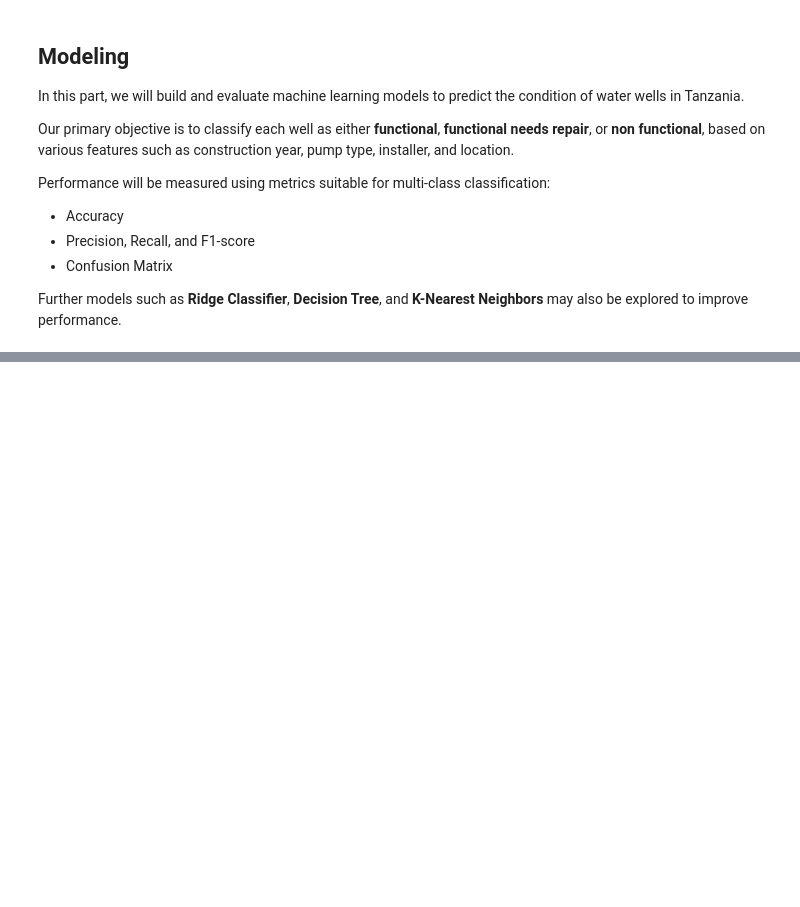
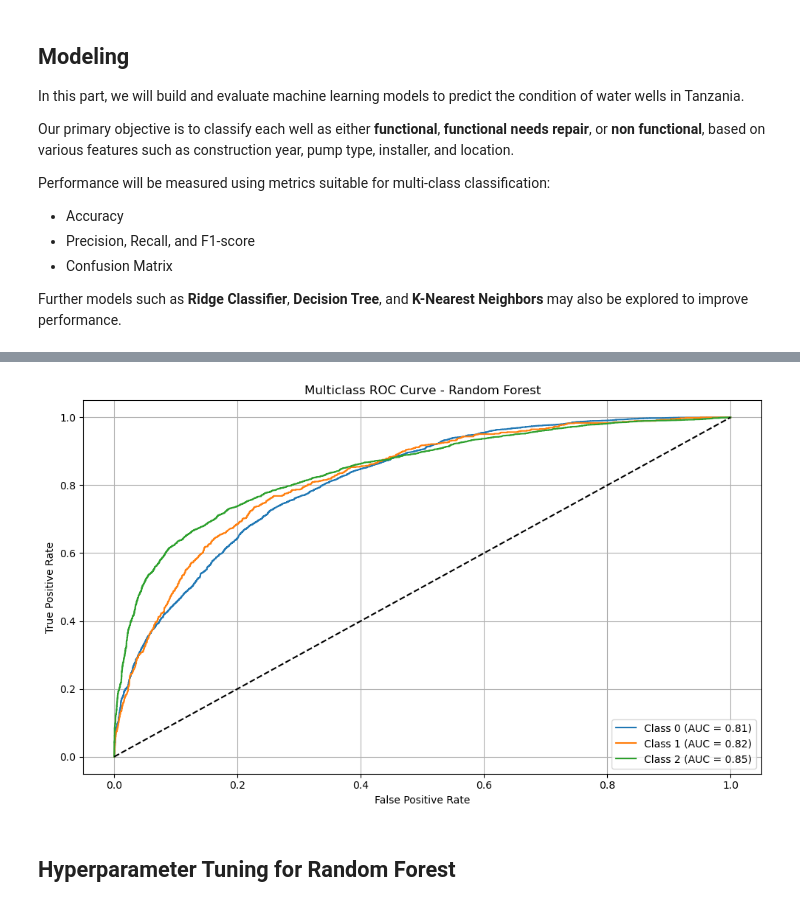
Before and after one commit to leejay-glitch/tanzania-water-well-prediction, a Jupyter notebook: notebook/tanzania_water_well.ipynb, the cells around one changed output, grey strips where cells are left out. Saved outputs shown, nothing was run; the diff lists cells and outputs as text; code cells hidden in the pictures; blank space fills up the shorter version.

```diff
--- a/notebook/tanzania_water_well.ipynb
+++ b/notebook/tanzania_water_well.ipynb
@@ -289,0 +480,17 @@ weighted avg       0.64      0.68      0.65     11880
+# %%
+# Train the Random Forest
+rf_model = RandomForestClassifier(
+    n_estimators=100,
+    class_weight='balanced',
+    max_depth=10,
+    random_state=42
+)
+
+rf_model.fit(X_train, y_train)
+
+# Predict
+rf_preds = rf_model.predict(X_test)
+
+# Evaluate
+print("Classification Report:\n", classification_report(y_test, rf_preds))
+print("Confusion Matrix:\n", confusion_matrix(y_test, rf_preds))
@@ -289,0 +513,27 @@ weighted avg       0.64      0.68      0.65     11880
+# %%
+# Binarize the output
+y_test_bin = label_binarize(y_test, classes=[0, 1, 2])
+# Get prediction probabilities
+y_score = rf_model.predict_proba(X_test)
+
+plt.figure(figsize=(10, 6))
+
+# For each class
+for i in range(3):  # 3 classes: 0, 1, 2
+    fpr, tpr, _ = roc_curve(y_test_bin[:, i], y_score[:, i])
+    roc_auc = auc(fpr, tpr)
+    plt.plot(fpr, tpr, label=f'Class {i} (AUC = {roc_auc:.2f})')
+
+# Plot formatting
+plt.plot([0, 1], [0, 1], 'k--')  # diagonal line
+plt.xlabel('False Positive Rate')
+plt.ylabel('True Positive Rate')
+plt.title('Multiclass ROC Curve - Random Forest')
+plt.legend(loc='lower right')
+plt.grid(True)
+plt.tight_layout()
+plt.show()
+# %% [output]
+[figure, added]
+# %% [markdown]
+## Hyperparameter Tuning for Random Forest
```
Also changed, not shown: parts of 18 cells of this notebook.
